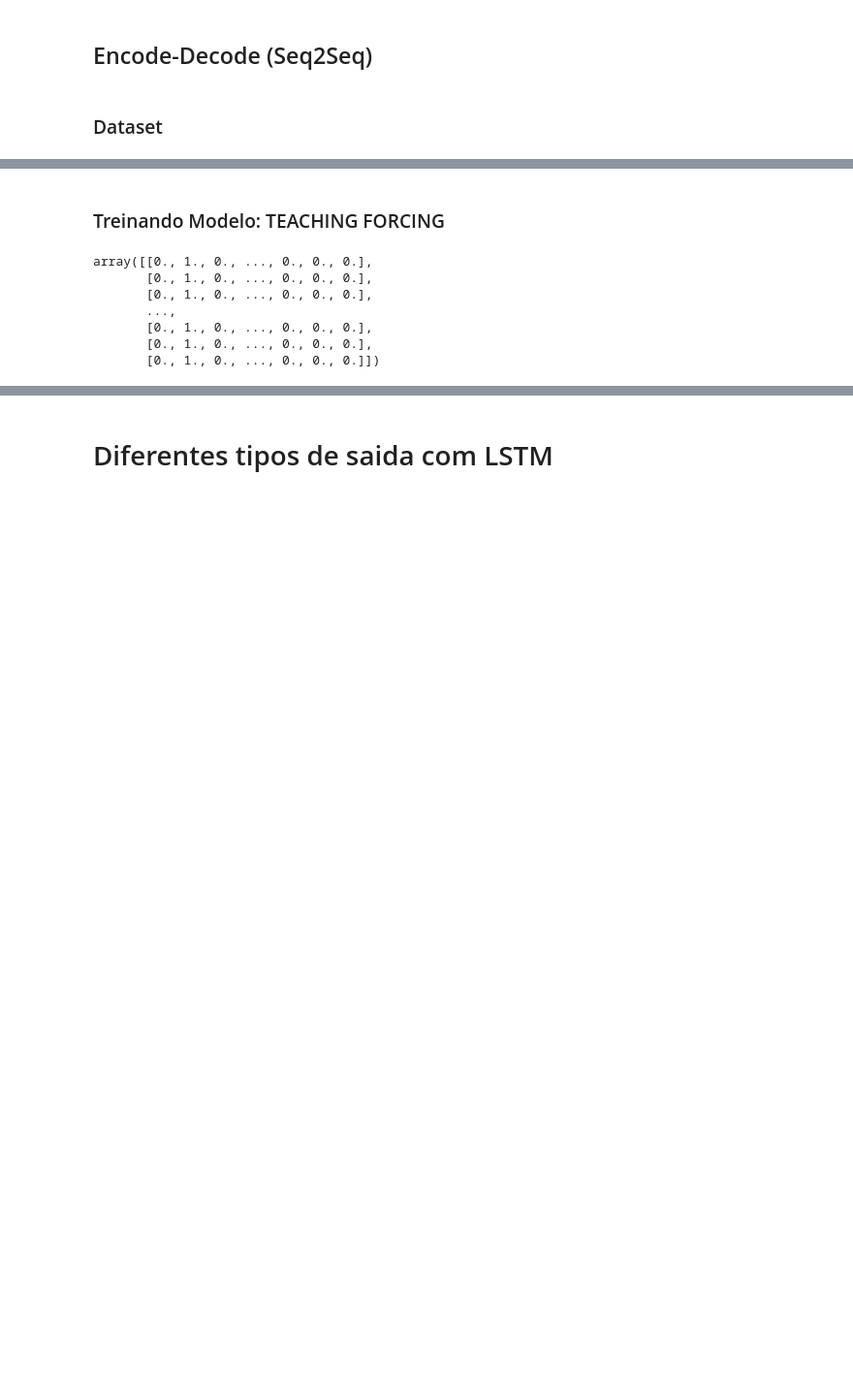
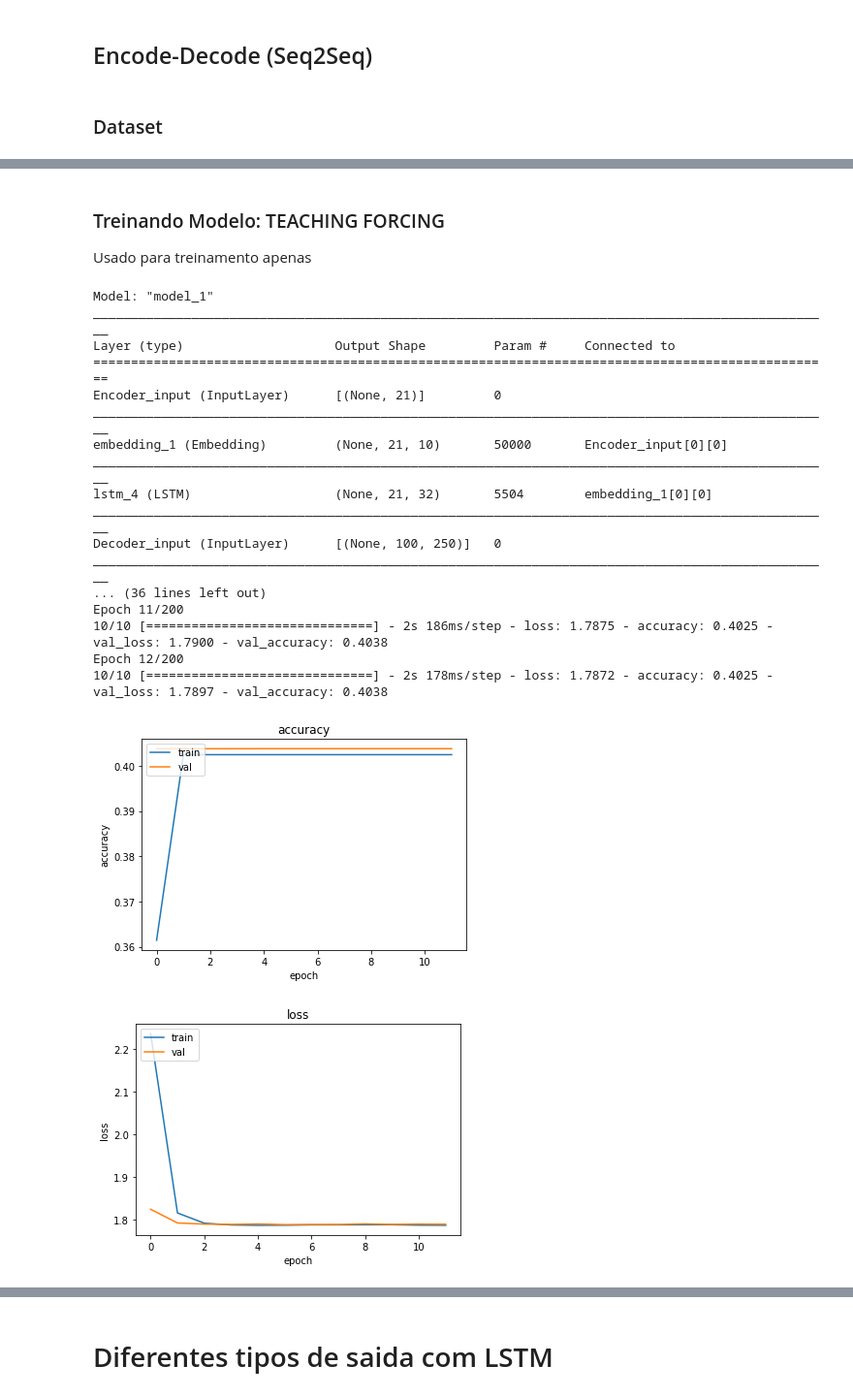
Before and after one commit to BecomeAllan/RNN, a Jupyter notebook: Lab.ipynb, the cells around one changed output, grey strips where cells are left out. Shown at 97% size. Saved outputs shown, nothing was run; the diff lists cells and outputs as text; code cells hidden in the pictures; blank space fills up the shorter version.

Commit message:
Update enconder-decoder

```diff
--- a/Lab.ipynb
+++ b/Lab.ipynb
@@ -1352,24 +1341,28 @@ array([[[0, 1, 0, ..., 0, 0, 0],
 # %% [markdown]
 ### Treinando Modelo: TEACHING FORCING
+
+Usado para treinamento apenas
 # %%
 from tensorflow.keras import layers
 from tensorflow.keras import Model
 
 # Encoder
 encode_input = layers.Input(shape=(21,), name='Encoder_input')
-encode_embedding = layers.Embedding(5000, 3, mask_zero= 0)(encode_input)
-encode_lstm1_out, enc_state_h, enc_state_c  = layers.LSTM(2, return_state=True)(encode_embedding)
+encode_embedding = layers.Embedding(5000, 10, mask_zero= True,)(encode_input)
+encode_lstm_out = layers.LSTM(32, return_sequences=True)(encode_embedding)
+encode_lstm1_out, enc_state_h, enc_state_c  = layers.LSTM(32, return_state=True)(encode_lstm_out)
 
 encode_states = [enc_state_h, enc_state_c]
 
 # Decoder
-decode_input = layers.Input(shape=(21,), name ='Decoder_input')
-dencode_embedding = layers.Embedding(5000, 3, mask_zero= 0)(decode_input)
-dencode_lstm1_out, _, _  = layers.LSTM(2, return_state=True, return_sequences=True)(dencode_embedding, initial_state = encode_states)
+decode_input = layers.Input(shape=(100, 250), name ='Decoder_input')
+# dencode_embedding = layers.Embedding(1, 100)(decode_input)
+dencode_lstm_out  = layers.LSTM(32, return_sequences=True)(decode_input, initial_state = encode_states)
+dencode_lstm1_out, _, _  = layers.LSTM(32, return_state=True, return_sequences=True)(dencode_lstm_out, initial_state = encode_states)
 
 # Output
 
-d1 = layers.Dense(100, activation='softmax')(dencode_lstm1_out)
+d1 = layers.Dense(250, activation='softmax')(dencode_lstm1_out)
 
 # Modelo
 model = Model([encode_input, decode_input], d1)
@@ -1379,51 +1372,52 @@ model.summary()
 
 model.compile(optimizer=keras.optimizers.Adam(0.05),
                metrics=['accuracy'],
                loss= keras.losses.categorical_crossentropy)
 
 # y = modelo(X_train[0:2])
 
 # y = np.array([[np.argmax(x) for x in k] for k in y ])
 
-# DECODER START (input x)
-SIZE_TRAIN = X_train.shape[0]
-start = np.zeros((SIZE_TRAIN, 21))
-start[:,1] = 1
 
 #
-hist = model.fit(x = [X_train, start],
-                  y = Y_train,
+hist = model.fit(x = [X_train, Y_train_in],
+                  y = Y_train_out,
                   validation_split=0.2,
                   batch_size = 1000,
                   epochs=200,
                   verbose=1,
                   callbacks=keras.callbacks.EarlyStopping('accuracy',
                                                           patience=10,
                                                           min_delta=0.005,
                                                           restore_best_weights=True)
                   )
 
 # Grafico
 plot(hist)
 
-keras.utils.plot_model(model)
 
 
-
-model([X_train[0].reshape((1,21)), strt])
-
-model([X_train[0:2], strt])
+y_hat = model([X_train[0:2,:], Y_train_in[0:2,:,:]])
 
 
-
-np.array(Y_train[1]).shape
-
 keras.backend.clear_session()
 # %% [output]
-array([[0., 1., 0., ..., 0., 0., 0.],
-       [0., 1., 0., ..., 0., 0., 0.],
-       [0., 1., 0., ..., 0., 0., 0.],
-       ...,
-       [0., 1., 0., ..., 0., 0., 0.],
-       [0., 1., 0., ..., 0., 0., 0.],
-       [0., 1., 0., ..., 0., 0., 0.]])
+Model: "model_1"
+__________________________________________________________________________________________________
+Layer (type)                    Output Shape         Param #     Connected to
+==================================================================================================
+Encoder_input (InputLayer)      [(None, 21)]         0
+__________________________________________________________________________________________________
+embedding_1 (Embedding)         (None, 21, 10)       50000       Encoder_input[0][0]
+__________________________________________________________________________________________________
+lstm_4 (LSTM)                   (None, 21, 32)       5504        embedding_1[0][0]
+__________________________________________________________________________________________________
+Decoder_input (InputLayer)      [(None, 100, 250)]   0
+__________________________________________________________________________________________________
+... (36 lines left out)
+Epoch 11/200
+10/10 [==============================] - 2s 186ms/step - loss: 1.7875 - accuracy: 0.4025 - val_loss: 1.7900 - val_accuracy: 0.4038
+Epoch 12/200
+10/10 [==============================] - 2s 178ms/step - loss: 1.7872 - accuracy: 0.4025 - val_loss: 1.7897 - val_accuracy: 0.4038
+[figure, added]
+[figure, added]
```
Also changed, not shown: parts of 4 cells of this notebook.
